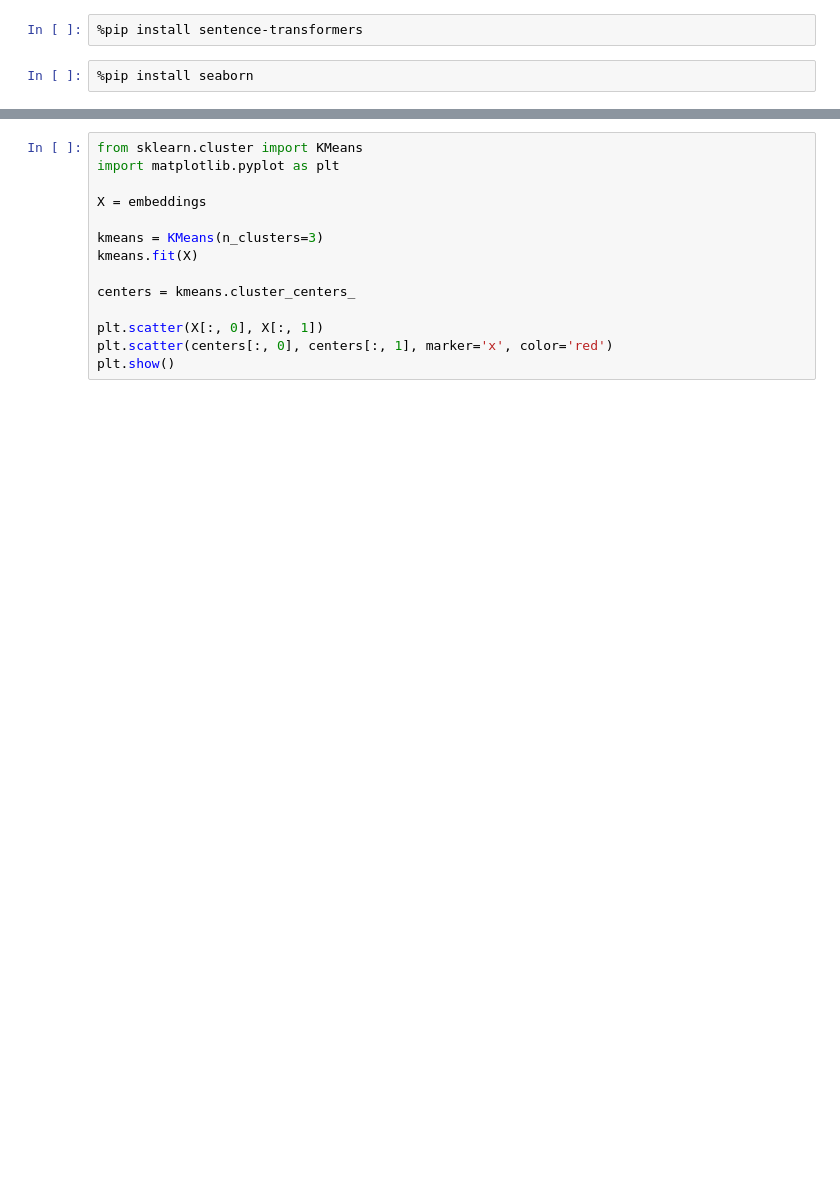
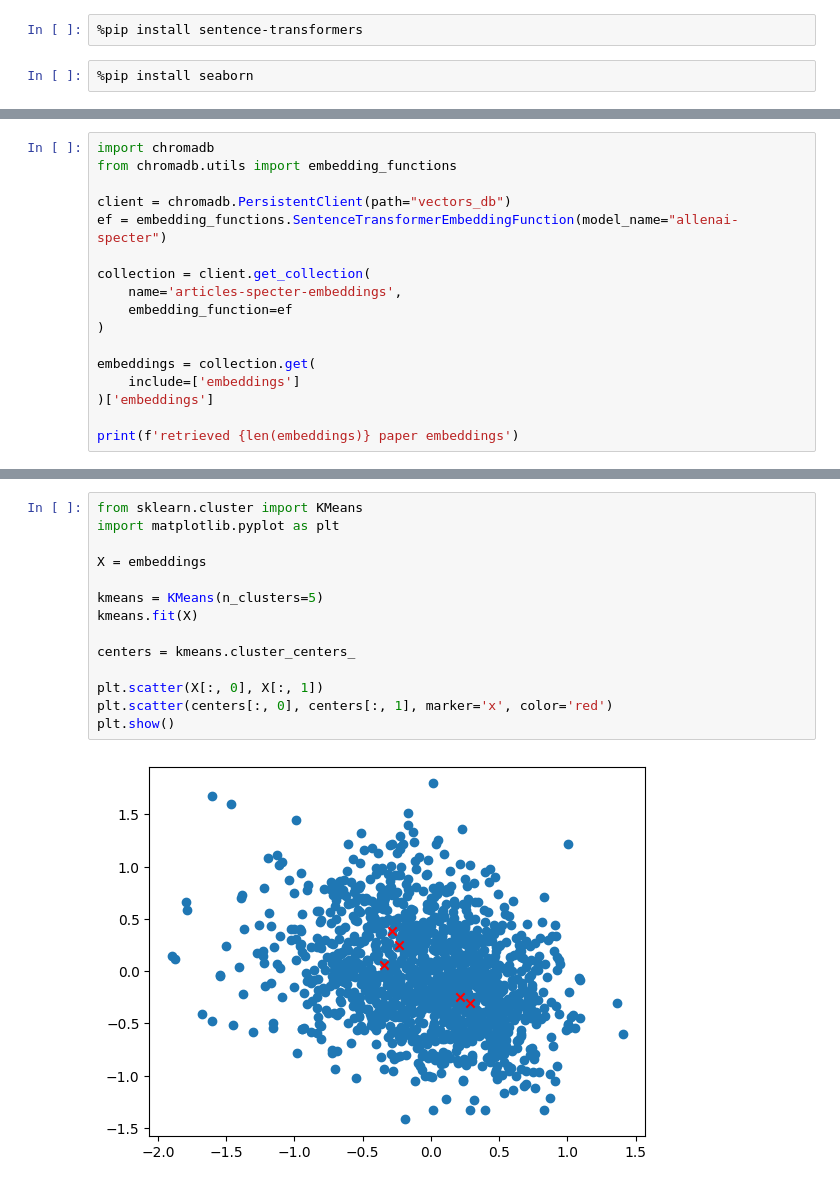
Before and after one commit to saxman/genscai, a Jupyter notebook: 04 - Clustering.ipynb, the cells around one changed output, grey strips where cells are left out. Drawn from its saved outputs; the diff is of its cells as text; blank space fills up the shorter version.

Commit message:
using vector db embeddings for clustering

```diff
--- a/04 - Clustering.ipynb
+++ b/04 - Clustering.ipynb
@@ -24,0 +25,17 @@ print(embeddings)
+# %%
+import chromadb
+from chromadb.utils import embedding_functions
+
+client = chromadb.PersistentClient(path="vectors_db")
+ef = embedding_functions.SentenceTransformerEmbeddingFunction(model_name="allenai-specter")
+
+collection = client.get_collection(
+    name='articles-specter-embeddings',
+    embedding_function=ef
+)
+
+embeddings = collection.get(
+    include=['embeddings']
+)['embeddings']
+
+print(f'retrieved {len(embeddings)} paper embeddings')
@@ -48,17 +71,19 @@ plt.show()
 # %%
 from sklearn.cluster import KMeans
 import matplotlib.pyplot as plt
 
 X = embeddings
 
-kmeans = KMeans(n_clusters=3)
+kmeans = KMeans(n_clusters=5)
 kmeans.fit(X)
 
 centers = kmeans.cluster_centers_
 
 plt.scatter(X[:, 0], X[:, 1])
 plt.scatter(centers[:, 0], centers[:, 1], marker='x', color='red')
 plt.show()
+# %% [output]
+[figure, added]
 # %%
 from scipy.cluster.hierarchy import dendrogram, linkage
 from sklearn.cluster import AgglomerativeClustering
```
Also changed, not shown: parts of 12 cells of this notebook, 3 other files.
